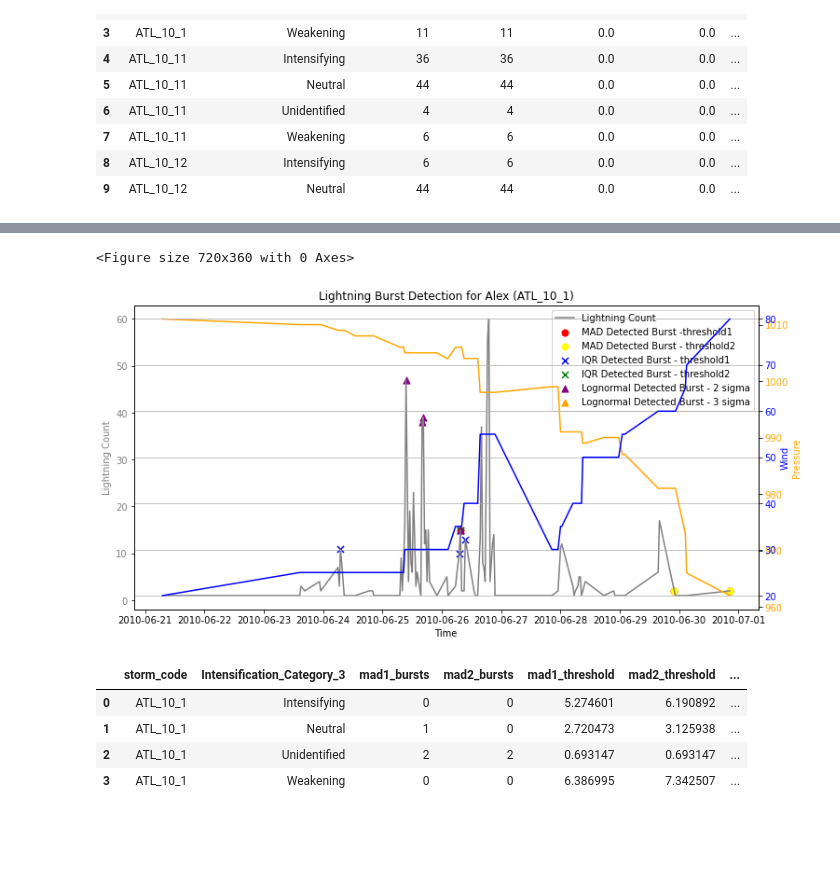
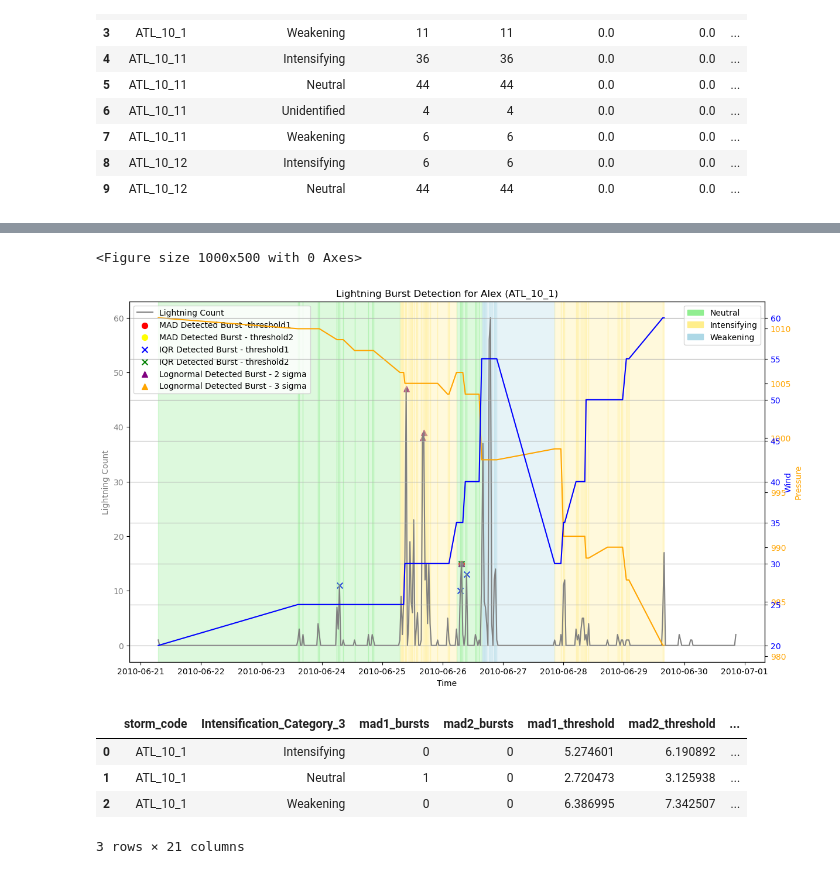
Before and after one commit to aprilggg/Lightning_Analysis_NWRA, a Jupyter notebook: lightning_threshold_innercore.ipynb, the cells around one changed output, grey strips where cells are left out. Drawn from its saved outputs; the diff is of its cells as text; code cells hidden in the pictures; blank space fills up the shorter version.

Commit message:
add epac plots to innercore analysis

```diff
--- a/lightning_threshold_innercore.ipynb
+++ b/lightning_threshold_innercore.ipynb
@@ -72,6 +73,9 @@ shape: (5, 23)
 | 2010-06-21 08:00:00 | "ATL_10_1" | 0 | 2010 | 6 | 21 | 8 | 0 | 13.4 | -66.5 | ... |
 | 2010-06-21 08:30:00 | "ATL_10_1" | 0 | 2010 | 6 | 21 | 8 | 30 | 13.4 | -66.5 | ... |
 | 2010-06-21 09:00:00 | "ATL_10_1" | 0 | 2010 | 6 | 21 | 9 | 0 | 14.0 | -67.6 | ... |
+# %%
+# create dataframe for filtering later
+storm_names = innercore_data[["storm_code", "storm_name"]].unique()
 # %%
 # IQR threshold function
 def detect_bursts_iqr(group):
@@ -163,6 +168,8 @@ agg_result.head(10)
 # %%
 # apply functions to data(exclude 0 lightning count)
 pd_data_0 = pd_data[pd_data['lightning_count'] != 0]
+# remove unidentified intensification change cat from this eval - last 24 hours of each TC
+pd_data_0 = pd_data_0[pd_data_0['Intensification_Category_3'] != "Unidentified"]
 
 processed = pd_data_0.groupby(["storm_code", "Intensification_Category_3"]).apply(detect_bursts_iqr)
 processed.reset_index(drop=True, inplace=True)
@@ -170,6 +177,10 @@ processed = processed.groupby(["storm_code","Intensification_Category_3"]).apply
 processed.reset_index(drop=True, inplace=True)
 processed = processed.groupby(["storm_code","Intensification_Category_3"]).apply(detect_bursts_lognormal)
 processed.reset_index(drop=True, inplace=True)
+
+processed.sort_values(by=["storm_code", "time_bin"], inplace=True)
+processed.reset_index(drop=True, inplace=True)
+
 agg_result = processed.groupby(["storm_code", "Intensification_Category_3"]).agg(
     mad1_bursts=('burst_mad_1', 'sum'),
     mad2_bursts=('burst_mad_2', 'sum'),
@@ -186,7 +197,7 @@ agg_result = processed.groupby(["storm_code", "Intensification_Category_3"]).agg
     total_bins=('storm_code', 'count')
 )
 agg_result.reset_index(drop=False, inplace=True)
-agg_result.head(20)
+agg_result.head(10)
 # %% [output]
 |  | storm_code | Intensification_Category_3 | mad1_bursts | mad2_bursts | mad1_threshold | mad2_threshold | ... |
 | 0 | ATL_10_1 | Intensifying | 0 | 0 | 5.274601 | 6.190892 | ... |
@@ -207,0 +213,8 @@ agg_result.head(20)
+# %%
+agg_result["mad1_prop"] = round((agg_result["mad1_bursts"]/agg_result["total_bins"])*100, 2)
+agg_result["mad2_prop"] = round((agg_result["mad2_bursts"]/agg_result["total_bins"])*100, 2)
+agg_result["iqr1_prop"] = round((agg_result["iqr1_bursts"]/agg_result["total_bins"])*100, 2)
+agg_result["iqr2_prop"] = round((agg_result["iqr2_bursts"]/agg_result["total_bins"])*100, 2)
+agg_result["logn1_prop"] = round((agg_result["logn1_bursts"]/agg_result["total_bins"])*100, 2)
+agg_result["logn2_prop"] = round((agg_result["logn2_bursts"]/agg_result["total_bins"])*100, 2)
+agg_result.head()
@@ -210,13 +231,14 @@ agg_result.head(20)
 cyclone_id = 'ATL_10_1'
 cyclone_name = storm_names.filter(pl.col("storm_code") == cyclone_id)["storm_name"].item()
 df_cyclone = processed[processed['storm_code'] == cyclone_id]
+lightning_data = innercore_data.filter(pl.col("storm_code") == cyclone_id)
 
 plt.figure(figsize=(10, 5))
 
 # Create first y-axis
-fig, ax1 = plt.subplots(figsize=(12, 6))
+fig, ax1 = plt.subplots(figsize=(14, 8))
 
-ax1.plot(df_cyclone['time_bin'], df_cyclone['lightning_count'], label='Lightning Count', color='gray')
+ax1.plot(lightning_data['time_bin'], lightning_data['lightning_count'], label='Lightning Count', color='gray')
 ax1.set_xlabel("Time")
 ax1.set_ylabel("Lightning Count", color="gray")
 ax1.tick_params(axis='y', labelcolor="gray")
@@ -232,7 +254,6 @@ ax2 = ax1.twinx()
 ax2.plot(df_cyclone['time_bin'], df_cyclone['knots'], label='Wind', color='blue')
 ax2.set_ylabel("Wind", color="blue")
 ax2.tick_params(axis='y', labelcolor="blue")
-
 
 # Mark bursts detected by MAD
 ax1.scatter(df_cyclone['time_bin'][df_cyclone['burst_mad_1']],
@@ -241,37 +262,58 @@ ax1.scatter(df_cyclone['time_bin'][df_cyclone['burst_mad_1']],
 ax1.scatter(df_cyclone['time_bin'][df_cyclone['burst_mad_2']],
             df_cyclone['lightning_count'][df_cyclone['burst_mad_2']],
             color='yellow', label='MAD Detected Burst - threshold2', s=50, marker='o')
 
 # Mark bursts detected by IQR
 ax1.scatter(df_cyclone['time_bin'][df_cyclone['burst_iqr_1']],
             df_cyclone['lightning_count'][df_cyclone['burst_iqr_1']],
             color='blue', label='IQR Detected Burst - threshold1', s=50, marker='x')
 ax1.scatter(df_cyclone['time_bin'][df_cyclone['burst_iqr_2']],
             df_cyclone['lightning_count'][df_cyclone['burst_iqr_2']],
             color='green', label='IQR Detected Burst - threshold2', s=50, marker='x')
 
 # Mark bursts detected by lognormal threshold
 ax1.scatter(df_cyclone['time_bin'][df_cyclone['burst_lognormal_1']],
             df_cyclone['lightning_count'][df_cyclone['burst_lognormal_1']],
             color='purple', label='Lognormal Detected Burst - 2 sigma', s=50, marker='^')
 ax1.scatter(df_cyclone['time_bin'][df_cyclone['burst_lognormal_2']],
             df_cyclone['lightning_count'][df_cyclone['burst_lognormal_2']],
             color='orange', label='Lognormal Detected Burst - 3 sigma', s=50, marker='^')
 
+for i in range(len(df_cyclone) - 1):
+    category = df_cyclone['Intensification_Category_3'].iloc[i]
+
+    if category == "Neutral":
+        color = 'lightgreen'
+    elif category == "Intensifying":
+        color = '#FFEE8C'
+    elif category == "Weakening":
+        color = 'lightblue'
+    else:
+        color = 'white'
+
+    ax1.axvspan(df_cyclone['time_bin'].iloc[i],
+               df_cyclone['time_bin'].iloc[i + 1],
+               color=color, alpha=0.3)
+# Custom legend handles for background colors
+green_patch = mpatches.Patch(color='lightgreen', label='Neutral')
+yellow_patch = mpatches.Patch(color='#FFEE8C', label='Intensifying')
+blue_patch = mpatches.Patch(color='lightblue', label='Weakening')
+
 plt.xlabel('Time')
 plt.title(f'Lightning Burst Detection for {cyclone_name} ({cyclone_id})')
 ax1.legend()
+ax2.legend(handles=[green_patch, yellow_patch, blue_patch], loc='upper right')
 plt.xticks(visible=False)
 plt.grid()
 plt.show()
 
 # print the summary for this storm
 agg_result[agg_result["storm_code"] == cyclone_id]
 # %% [output]
-<Figure size 720x360 with 0 Axes>
+<Figure size 1000x500 with 0 Axes>
-[figure, old version]
+[figure, new version]
 |  | storm_code | Intensification_Category_3 | mad1_bursts | mad2_bursts | mad1_threshold | mad2_threshold | ... |
 | 0 | ATL_10_1 | Intensifying | 0 | 0 | 5.274601 | 6.190892 | ... |
 | 1 | ATL_10_1 | Neutral | 1 | 0 | 2.720473 | 3.125938 | ... |
-| 2 | ATL_10_1 | Unidentified | 2 | 2 | 0.693147 | 0.693147 | ... |
-| 3 | ATL_10_1 | Weakening | 0 | 0 | 6.386995 | 7.342507 | ... |
+| 2 | ATL_10_1 | Weakening | 0 | 0 | 6.386995 | 7.342507 | ... |
+3 rows × 21 columns
```
Also changed, not shown: parts of 14 cells of this notebook, 1 other file.
